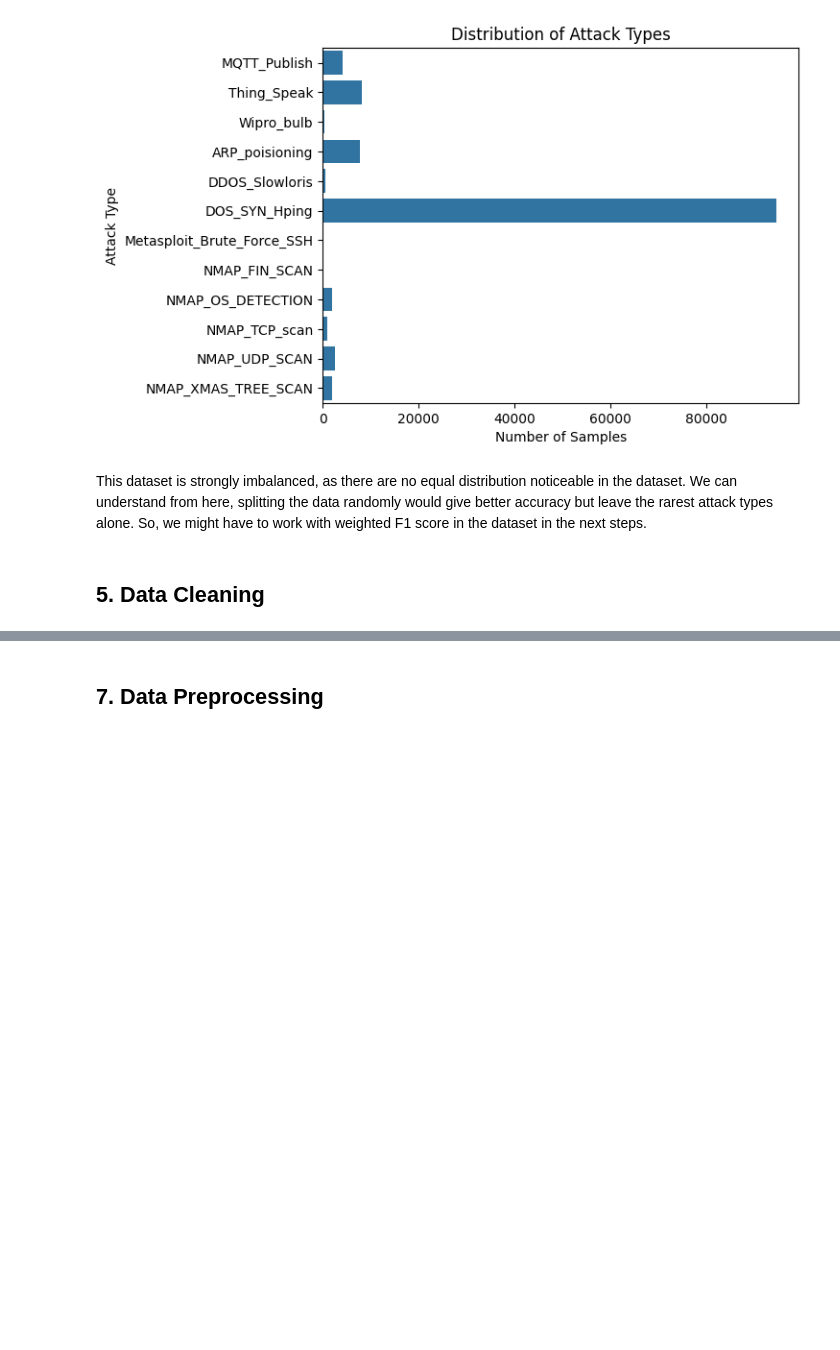
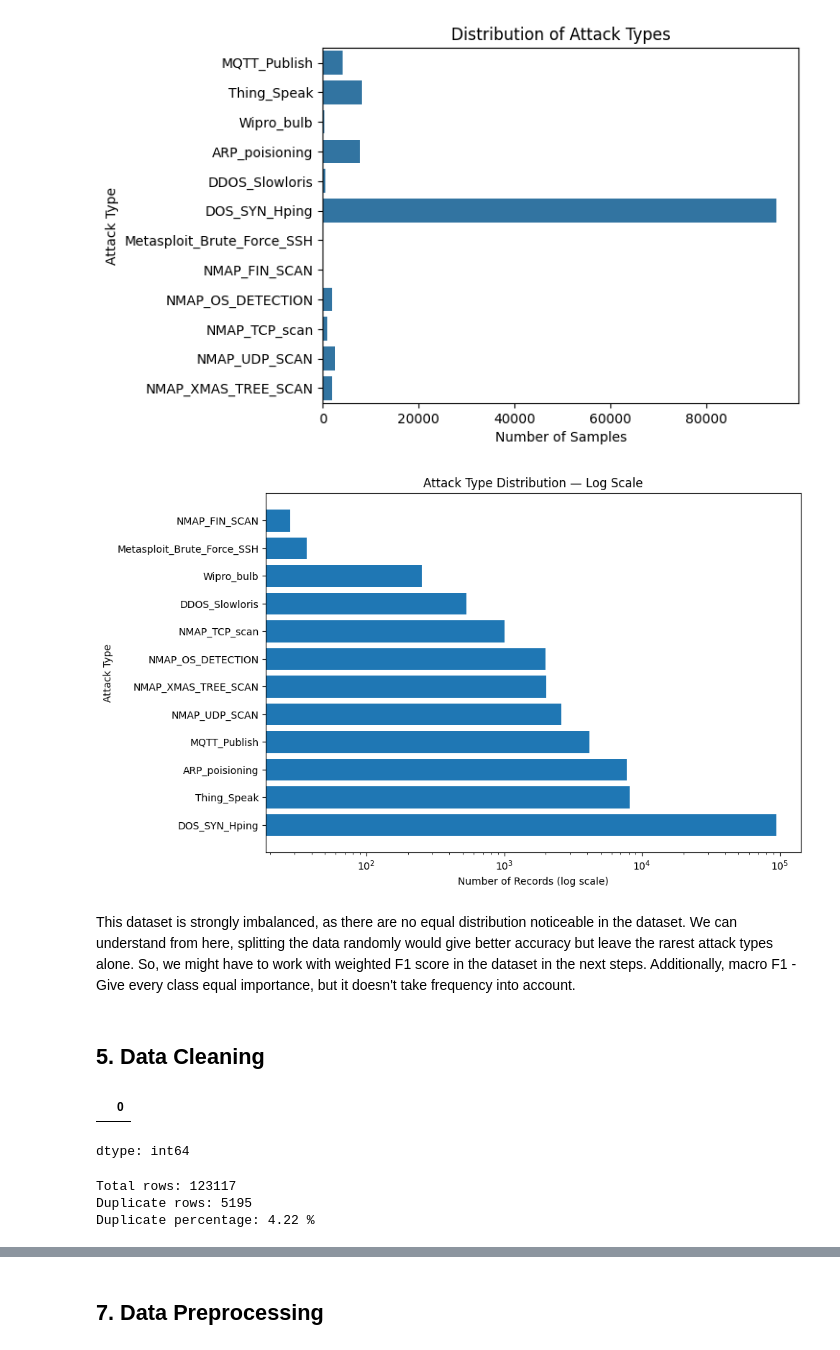
Before and after one commit to AzizaZaman101/RT-IoT2022_Multi-Class_IoT_Attack_Detection_ML, a Jupyter notebook: notebooks/RT_IoT2022_Multi_Class_IoT_Attack_Detection_ML.ipynb, the cells around one changed output, grey strips where cells are left out. Saved outputs shown, nothing was run; the diff lists cells and outputs as text; code cells hidden in the pictures; blank space fills up the shorter version.

```diff
--- a/notebooks/RT_IoT2022_Multi_Class_IoT_Attack_Detection_ML.ipynb
+++ b/notebooks/RT_IoT2022_Multi_Class_IoT_Attack_Detection_ML.ipynb
@@ -188,0 +171,14 @@ dtype: int64
+# %%
+# count the number of records in each attack class
+attack_counts = df['Attack_type'].value_counts().reset_index()
+
+# rename the columns
+attack_counts.columns = ['Attack_type', 'Number_of_Records']
+
+# calculate the percentage of the total dataset
+attack_counts['Percentage'] = (
+    attack_counts['Number_of_Records'] / len(df) * 100
+).round(2)
+
+# display the final table
+attack_counts
@@ -196,7 +206,47 @@ plt.ylabel('Attack Type')
 plt.show()
 # %% [output]
 [figure]
+# %%
+plt.figure(figsize=(10, 6)) # using log scale as in the previous one almost didn't show the rarest classes
+
+plt.barh(
+    attack_counts['Attack_type'],
+    attack_counts['Number_of_Records']
+)
+
+plt.xscale('log')
+
+plt.xlabel('Number of Records (log scale)')
+plt.ylabel('Attack Type')
+plt.title('Attack Type Distribution — Log Scale')
+
+plt.tight_layout()
+plt.show()
+# %% [output]
+[figure, added]
 # %% [markdown]
-This dataset is strongly imbalanced, as there are no equal distribution noticeable in the dataset. We can understand from here, splitting the data randomly would give better accuracy but leave the rarest attack types alone. So, we might have to work with weighted F1 score in the dataset in the next steps.
+This dataset is strongly imbalanced, as there are no equal distribution noticeable in the dataset. We can understand from here, splitting the data randomly would give better accuracy but leave the rarest attack types alone. So, we might have to work with weighted F1 score in the dataset in the next steps. Additionally, macro F1 - Give every class equal importance, but it doesn't take frequency into account.
 # %% [markdown]
 ## 5. Data Cleaning
+# %%
+missing_values = df.isnull().sum() # to check if there are any missing values in the columns, and keeping the columns where at most one value is missing
+
+missing_values = missing_values[missing_values > 0]
+
+missing_values
+# %% [output]
+|  | 0 |
+dtype: int64
+# %%
+duplicate_count = df.duplicated().sum() # to check the percentage of duplicate rows
+total_rows = len(df)
+
+duplicate_percentage = duplicate_count / total_rows * 100
+
+print("Total rows:", total_rows)
+print("Duplicate rows:", duplicate_count)
+print("Duplicate percentage:", round(duplicate_percentage, 2), "%")
+# %% [output]
+Total rows: 123117
+Duplicate rows: 5195
+Duplicate percentage: 4.22 %
```
Also changed, not shown: parts of 95 cells of this notebook.
